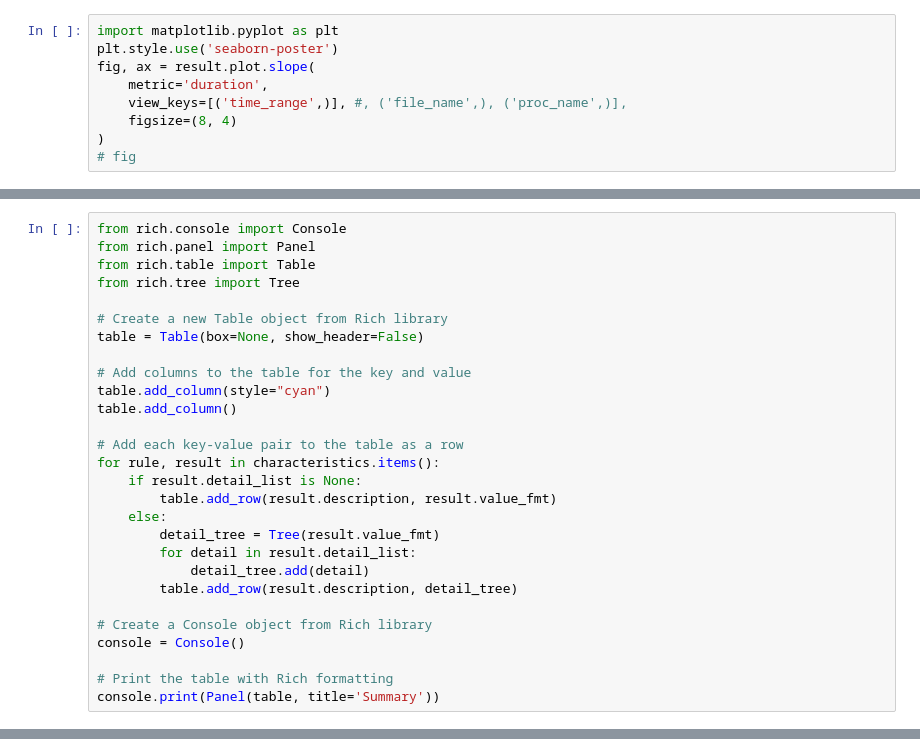
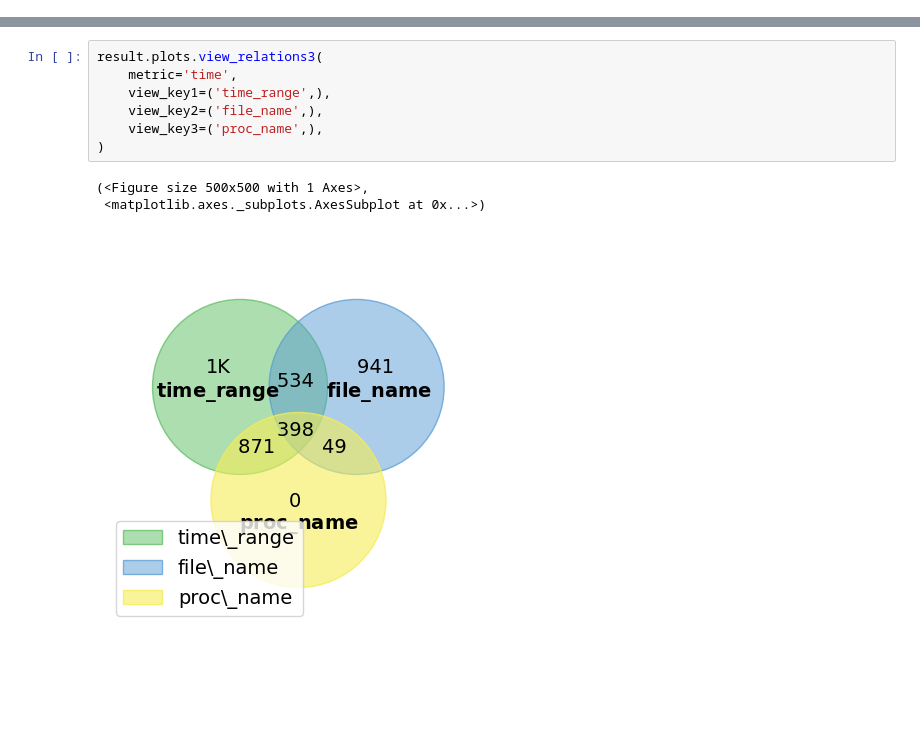
Before and after one commit to izzet/wisio, a Jupyter notebook: notebooks/recorder-montage.ipynb, the cells around one changed output, grey strips where cells are left out. Cells and saved outputs as stored; diff of their text form; blank space fills up the shorter version.

```diff
--- a/notebooks/recorder-montage.ipynb
+++ b/notebooks/recorder-montage.ipynb
@@ -267,9 +81,0 @@ time: 296 ms (started: 2023-09-26 22:07:09 -07:00)
-# %%
-import matplotlib.pyplot as plt
-plt.style.use('seaborn-poster')
-fig, ax = result.plot.slope(
-    metric='duration',
-    view_keys=[('time_range',)], #, ('file_name',), ('proc_name',)],
-    figsize=(8, 4)
-)
-# fig
@@ -612,28 +81,0 @@ time: 391 ms (started: 2023-03-29 22:40:31 -07:00)
-# %%
-from rich.console import Console
-from rich.panel import Panel
-from rich.table import Table
-from rich.tree import Tree
-
-# Create a new Table object from Rich library
-table = Table(box=None, show_header=False)
-
-# Add columns to the table for the key and value
-table.add_column(style="cyan")
-table.add_column()
-
-# Add each key-value pair to the table as a row
-for rule, result in characteristics.items():
-    if result.detail_list is None:
-        table.add_row(result.description, result.value_fmt)
-    else:
-        detail_tree = Tree(result.value_fmt)
-        for detail in result.detail_list:
-            detail_tree.add(detail)
-        table.add_row(result.description, detail_tree)
-
-# Create a Console object from Rich library
-console = Console()
-
-# Print the table with Rich formatting
-console.print(Panel(table, title='Summary'))
@@ -732,0 +103,11 @@ time: 587 ms (started: 2023-03-12 17:52:47 -07:00)
+# %%
+result.plots.view_relations3(
+    metric='time',
+    view_key1=('time_range',),
+    view_key2=('file_name',),
+    view_key3=('proc_name',),
+)
+# %% [output]
+(<Figure size 500x500 with 1 Axes>,
+ <matplotlib.axes._subplots.AxesSubplot at 0x...>)
+[figure, added]
```
Also changed, not shown: parts of 45 cells of this notebook, 34 other files.
